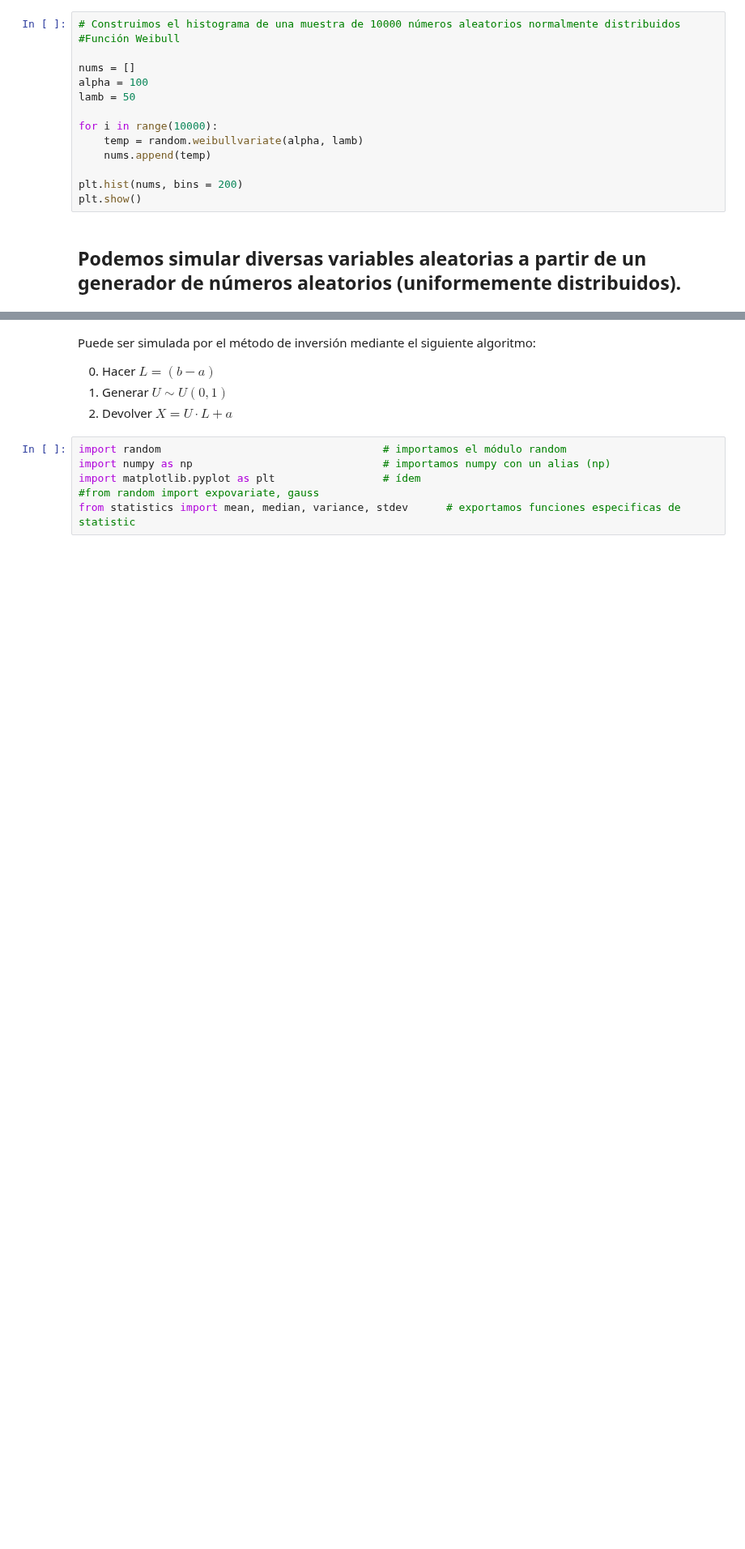
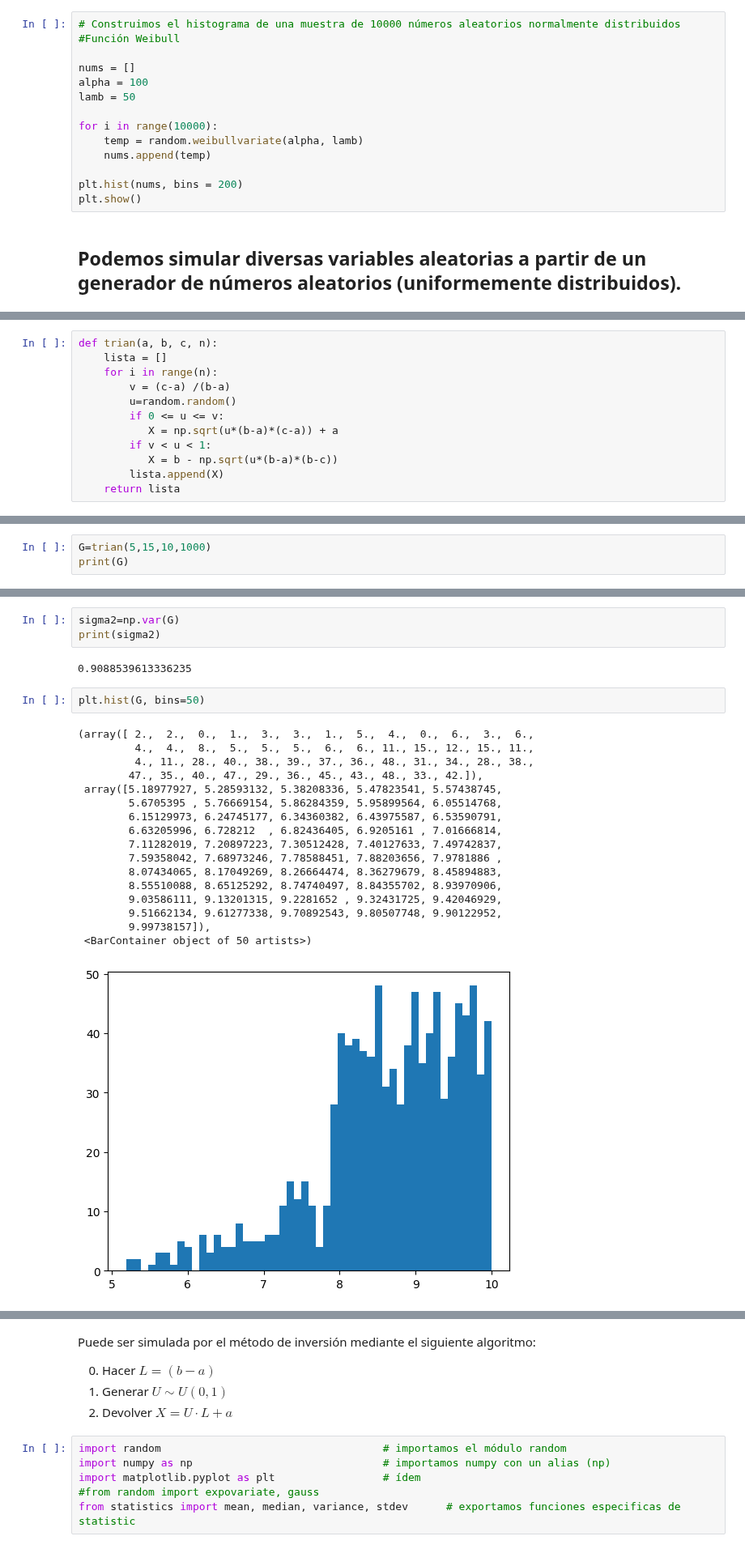
Before and after one commit to MartaPCastillo/Simulaci-n-I-, a Jupyter notebook: Generación_de_Variables_Aleatorias.ipynb, the cells around one changed output, grey strips where cells are left out. Shown at 81% size. Cells and saved outputs as stored; diff of their text form; blank space fills up the shorter version.

```diff
--- a/Generación_de_Variables_Aleatorias.ipynb
+++ b/Generación_de_Variables_Aleatorias.ipynb
@@ -433,0 +450,12 @@ plt.show()
+# %%
+def trian(a, b, c, n):
+    lista = []
+    for i in range(n):
+        v = (c-a) /(b-a)
+        u=random.random()
+        if 0 <= u <= v:
+           X = np.sqrt(u*(b-a)*(c-a)) + a
+        if v < u < 1:
+           X = b - np.sqrt(u*(b-a)*(b-c))
+        lista.append(X)
+    return lista
@@ -433,0 +464,3 @@ plt.show()
+# %%
+G=trian(5,15,10,1000)
+print(G)
@@ -433,0 +472,25 @@ plt.show()
+# %%
+sigma2=np.var(G)
+print(sigma2)
+# %% [output]
+0.9088539613336235
+# %%
+plt.hist(G, bins=50)
+# %% [output]
+(array([ 2.,  2.,  0.,  1.,  3.,  3.,  1.,  5.,  4.,  0.,  6.,  3.,  6.,
+         4.,  4.,  8.,  5.,  5.,  5.,  6.,  6., 11., 15., 12., 15., 11.,
+         4., 11., 28., 40., 38., 39., 37., 36., 48., 31., 34., 28., 38.,
+        47., 35., 40., 47., 29., 36., 45., 43., 48., 33., 42.]),
+ array([5.18977927, 5.28593132, 5.38208336, 5.47823541, 5.57438745,
+        5.6705395 , 5.76669154, 5.86284359, 5.95899564, 6.05514768,
+        6.15129973, 6.24745177, 6.34360382, 6.43975587, 6.53590791,
+        6.63205996, 6.728212  , 6.82436405, 6.9205161 , 7.01666814,
+        7.11282019, 7.20897223, 7.30512428, 7.40127633, 7.49742837,
+        7.59358042, 7.68973246, 7.78588451, 7.88203656, 7.9781886 ,
+        8.07434065, 8.17049269, 8.26664474, 8.36279679, 8.45894883,
+        8.55510088, 8.65125292, 8.74740497, 8.84355702, 8.93970906,
+        9.03586111, 9.13201315, 9.2281652 , 9.32431725, 9.42046929,
+        9.51662134, 9.61277338, 9.70892543, 9.80507748, 9.90122952,
+        9.99738157]),
+ <BarContainer object of 50 artists>)
+[figure, added]
```
Also changed, not shown: parts of 9 cells of this notebook.
